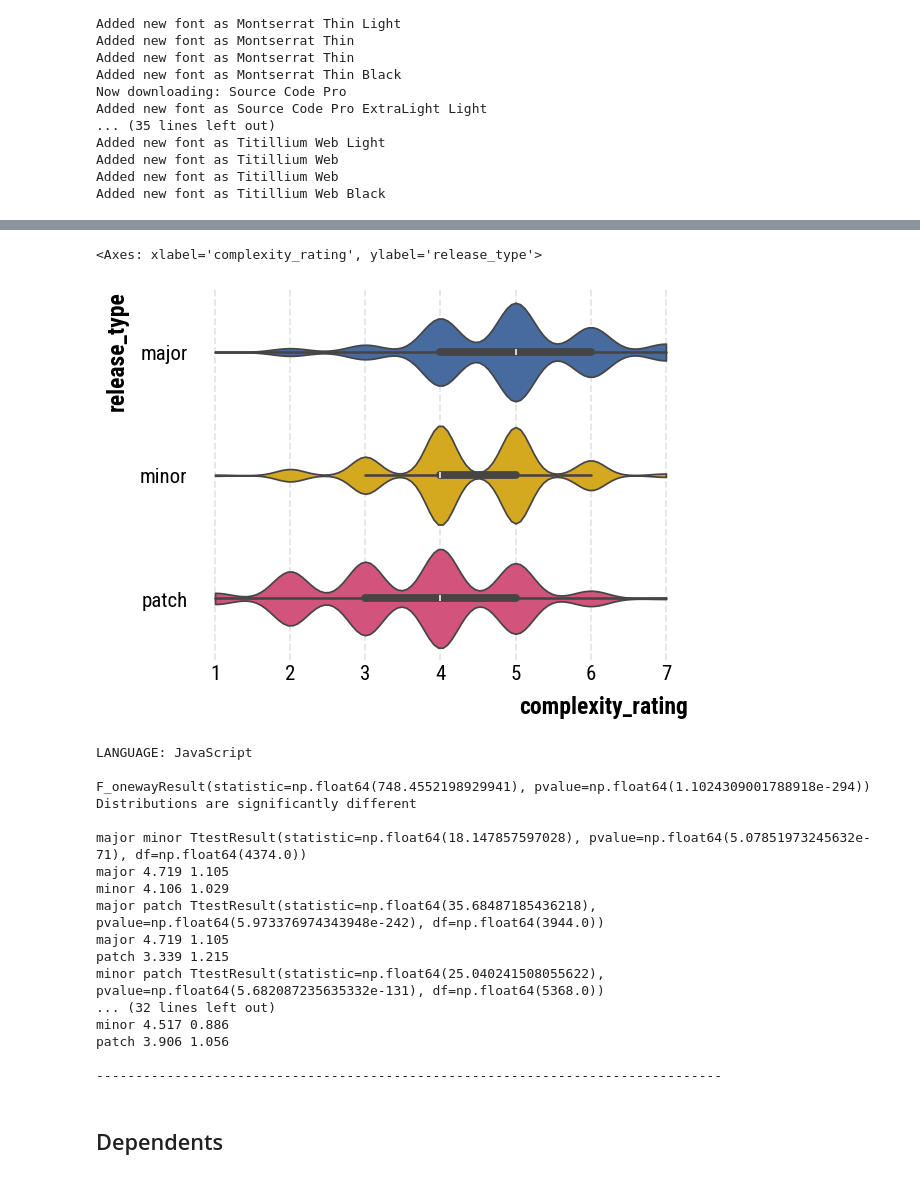
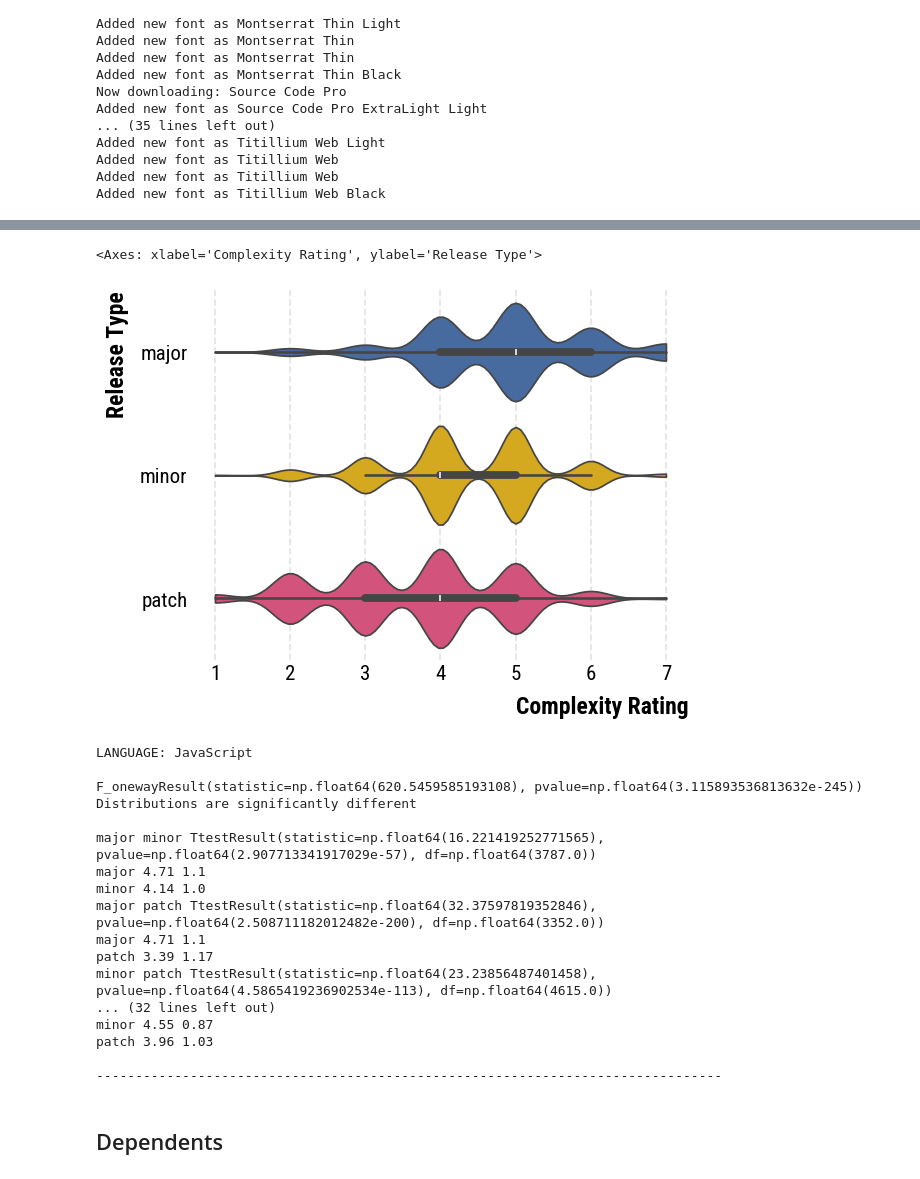
Before and after one commit to evamaxfield/dg-uoi-analysis, a Jupyter notebook: notebooks/release-content-one-year.ipynb, the cells around one changed output, grey strips where cells are left out. Cells and saved outputs as stored; diff of their text form; code cells hidden in the pictures.

```diff
--- a/notebooks/release-content-one-year.ipynb
+++ b/notebooks/release-content-one-year.ipynb
@@ -82,19 +101,23 @@ shape: (3, 31)
 # %%
 # Create boxplot for release-type by complexity-rating
 sns.violinplot(
     df.filter(pl.col("release_type").is_in(["major", "minor", "patch"]))
     .sort("release_type")
-    .filter(pl.col("num_dependents_on_release_date").gt(pl.lit(1))),
-    y="release_type",
-    x="complexity_rating",
+    .filter(pl.col("num_dependents_on_release_date").ge(pl.lit(5)))
+    .with_columns(
+        pl.col("release_type").alias("Release Type"),
+        pl.col("complexity_rating").alias("Complexity Rating"),
+    ),
+    y="Release Type",
+    x="Complexity Rating",
     # showfliers=False,
     cut=0,
-    hue="release_type",
+    hue="Release Type",
     hue_order=["major", "minor", "patch"],
 )
 # %% [output]
-<Axes: xlabel='complexity_rating', ylabel='release_type'>
+<Axes: xlabel='Complexity Rating', ylabel='Release Type'>
-[figure, old version]
+[figure, new version]
 # %%
 def compute_anova_and_post_hocs_for_language(
     data: pl.DataFrame,
@@ -104,7 +127,7 @@ def compute_anova_and_post_hocs_for_language(
     distributions = {
         release_type: data.filter(pl.col("repo_language").eq(pl.lit(language)))
         .filter(pl.col("release_type").eq(pl.lit(release_type)))
-        .filter(pl.col("num_dependents_on_release_date").gt(pl.lit(1)))
+        .filter(pl.col("num_dependents_on_release_date").ge(pl.lit(5)))
         .select(pl.col("complexity_rating"))
         .get_column("complexity_rating")
         .to_numpy()
@@ -129,13 +152,13 @@ def compute_anova_and_post_hocs_for_language(
                 print(release_type1, release_type2, post_hoc_result)
                 print(
                     release_type1,
-                    round(distributions[release_type1].mean(), 3),
-                    round(distributions[release_type1].std(), 3),
+                    round(distributions[release_type1].mean(), 2),
+                    round(distributions[release_type1].std(), 2),
                 )
                 print(
                     release_type2,
-                    round(distributions[release_type2].mean(), 3),
-                    round(distributions[release_type2].std(), 3),
+                    round(distributions[release_type2].mean(), 2),
+                    round(distributions[release_type2].std(), 2),
                 )
 
 
@@ -152,19 +175,19 @@ for language in ["JavaScript", "Python", "Ruby"]:
 # %% [output]
 LANGUAGE: JavaScript
 
-F_onewayResult(statistic=np.float64(748.4552198929941), pvalue=np.float64(1.1024309001788918e-294))
+F_onewayResult(statistic=np.float64(620.5459585193108), pvalue=np.float64(3.115893536813632e-245))
 Distributions are significantly different
 
-major minor TtestResult(statistic=np.float64(18.147857597028), pvalue=np.float64(5.07851973245632e-71), df=np.float64(4374.0))
-major 4.719 1.105
-minor 4.106 1.029
-major patch TtestResult(statistic=np.float64(35.68487185436218), pvalue=np.float64(5.973376974343948e-242), df=np.float64(3944.0))
-major 4.719 1.105
-patch 3.339 1.215
-minor patch TtestResult(statistic=np.float64(25.040241508055622), pvalue=np.float64(5.682087235635332e-131), df=np.float64(5368.0))
+major minor TtestResult(statistic=np.float64(16.221419252771565), pvalue=np.float64(2.907713341917029e-57), df=np.float64(3787.0))
+major 4.71 1.1
+minor 4.14 1.0
+major patch TtestResult(statistic=np.float64(32.37597819352846), pvalue=np.float64(2.508711182012482e-200), df=np.float64(3352.0))
+major 4.71 1.1
+patch 3.39 1.17
+minor patch TtestResult(statistic=np.float64(23.23856487401458), pvalue=np.float64(4.5865419236902534e-113), df=np.float64(4615.0))
 ... (32 lines left out)
-minor 4.517 0.886
-patch 3.906 1.056
+minor 4.55 0.87
+patch 3.96 1.03
 
 --------------------------------------------------------------------------------
 # %% [markdown]
```
Also changed, not shown: parts of 11 cells of this notebook, 3 other files.
